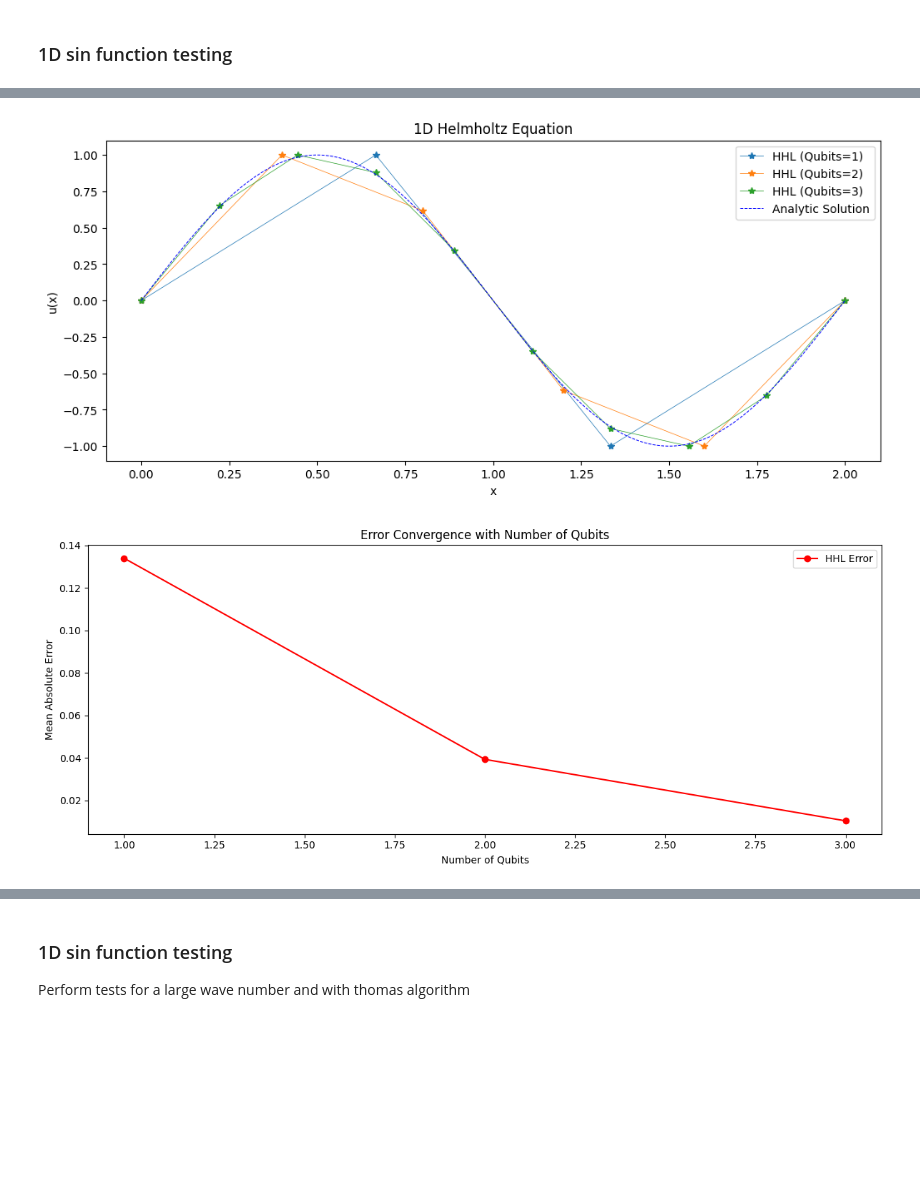
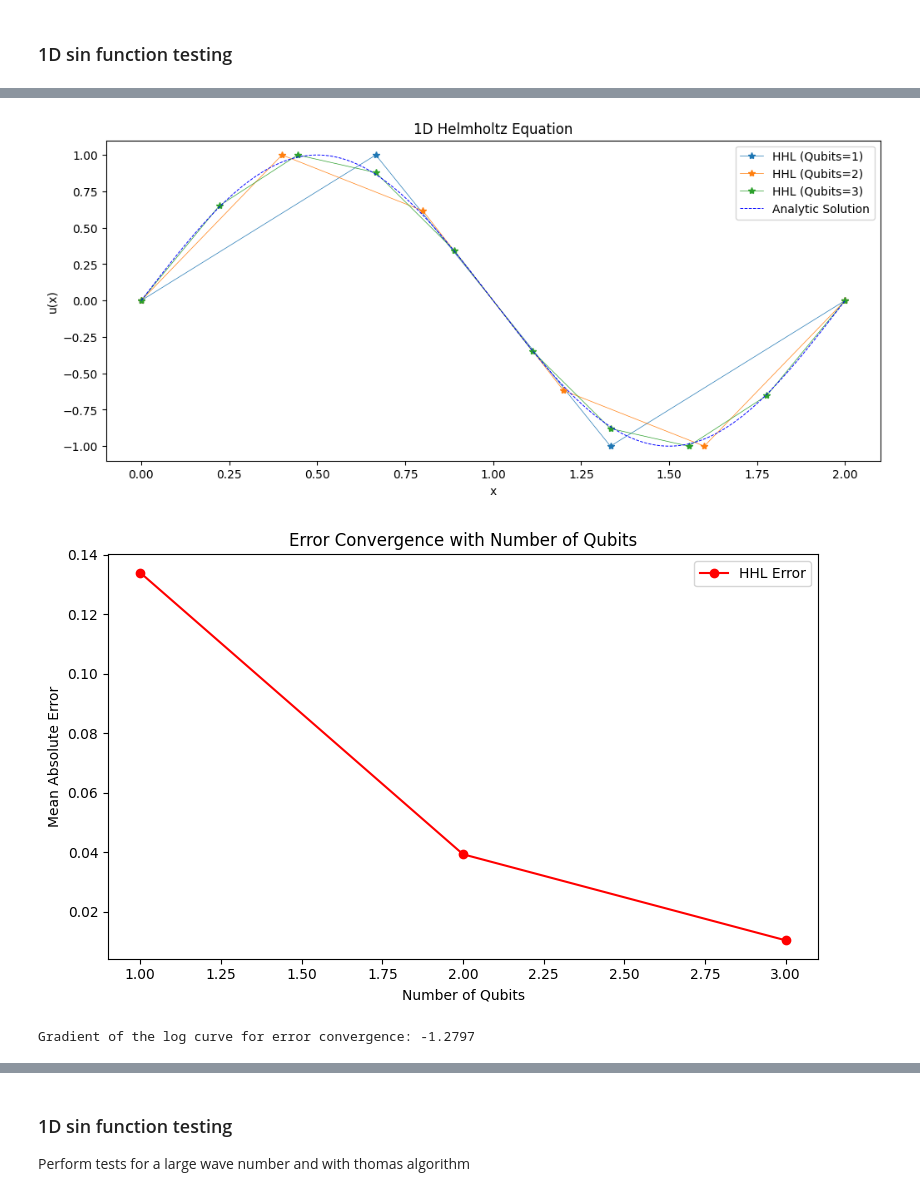
Before and after one commit to richard7990/quantum_linear_solvers, a Jupyter notebook: Helmholtz_real.ipynb, the cells around one changed output, grey strips where cells are left out. Drawn from its saved outputs; the diff is of its cells as text; code cells hidden in the pictures; blank space fills up the shorter version.

```diff
--- a/Helmholtz_real.ipynb
+++ b/Helmholtz_real.ipynb
@@ -147,32 +147,47 @@ plt.title('1D Helmholtz Equation')
 plt.legend()
 
 # Plot the error convergence
-plt.figure(figsize=(12, 5))
+plt.figure(figsize=(8, 5))
 plt.plot(qubit_numbers, errors_hhl, 'ro-', label='HHL Error')
 #plt.plot(qubit_numbers, errors_thomas, 'kx-', label='Thomas Error')
 plt.xlabel('Number of Qubits')
 plt.ylabel('Mean Absolute Error')
 plt.title('Error Convergence with Number of Qubits')
 plt.legend()
 plt.tight_layout()
 plt.show()
+
+# add a log plot for the error convergence
+plt.figure(figsize=(8, 5))
+plt.plot(qubit_numbers, errors_hhl, 'ro-', label='HHL Error')
+plt.yscale('log')
+plt.xlabel('Number of Qubits')
+plt.ylabel('Mean Absolute Error')
+plt.title('Error Convergence with Number of Qubits')
+plt.legend()
+
+# print the gradient of the log curve for error convergence
+from scipy.stats import linregress
+res = linregress(qubit_numbers, np.log(errors_hhl))
+print(f"Gradient of the log curve for error convergence: {res.slope:.4f}")
 # %% [output]
 hello
 
  Number of ancilla qubits
 :  0
 
  Number of flag qubits
 :  1
 
  Number of clock qubits
 :  4
 
  Number of b qubits
 ... (23 lines left out)
 :  7
 
  Number of b qubits
 :  3
 [figure]
-[figure, old version]
+[figure, new version]
+Gradient of the log curve for error convergence: -1.2797
```
Also changed, not shown: parts of 6 cells of this notebook, 10 other files.
